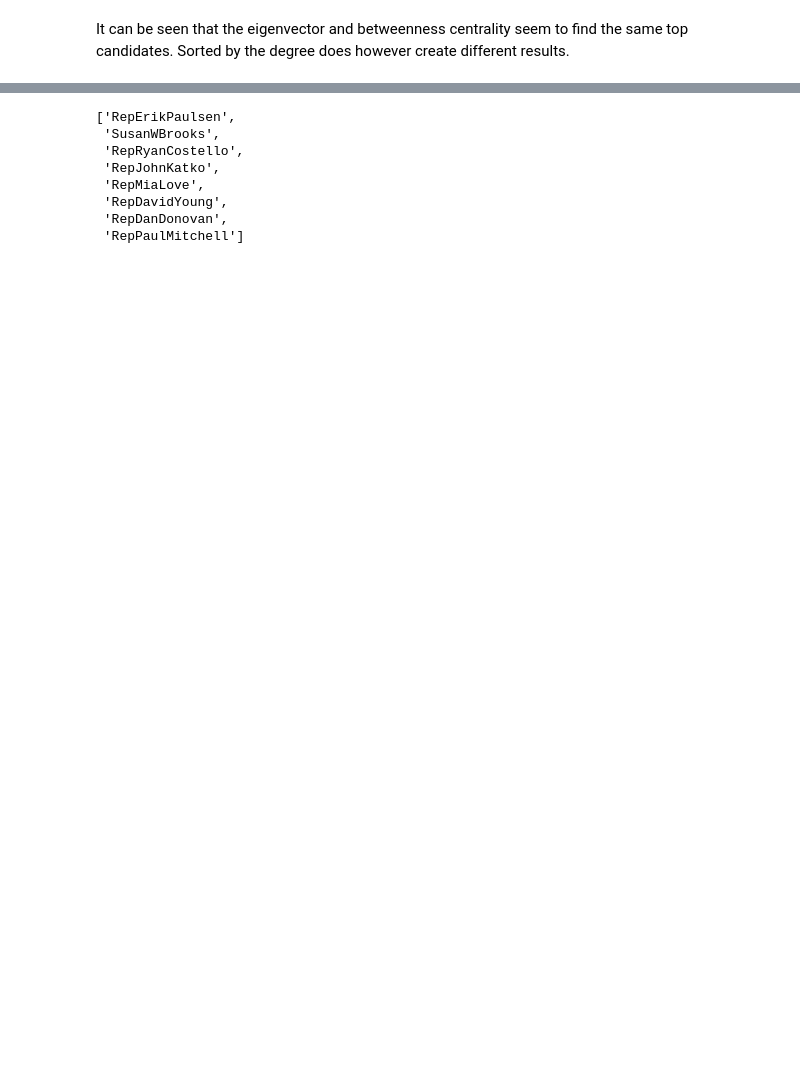
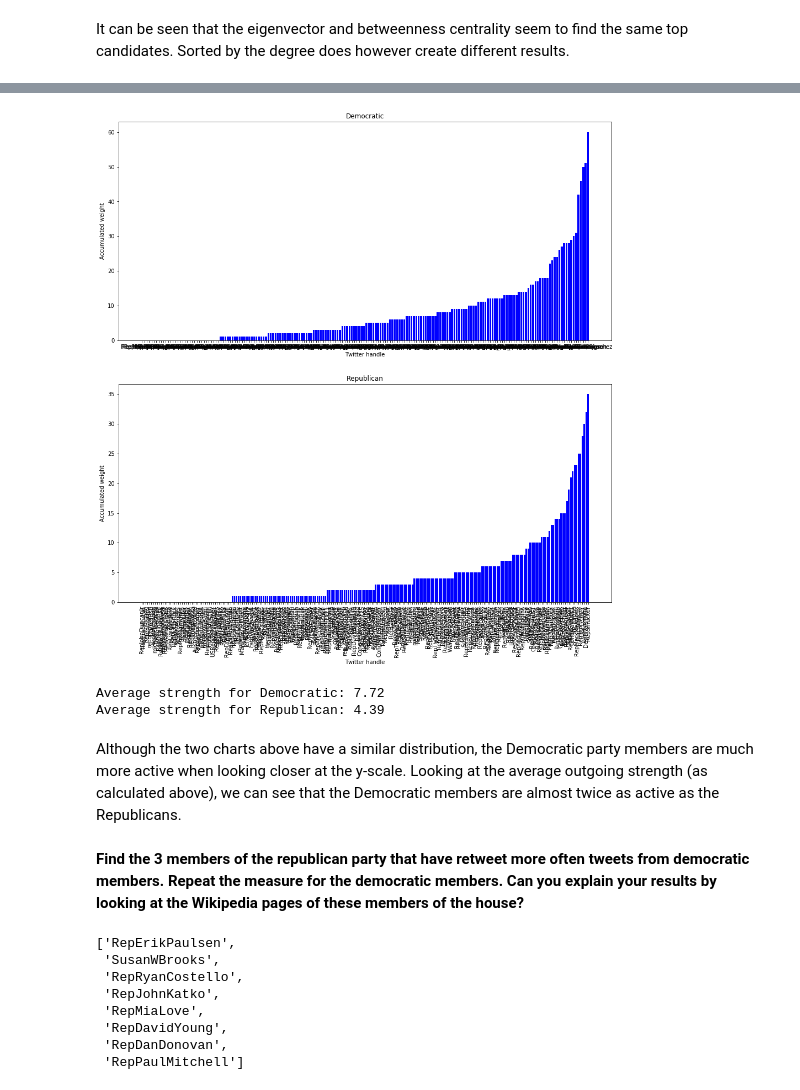
Before and after one commit to OliverFlecke/02805-Social-Graphs-and-Interactions, a Jupyter notebook: week08/Twitter.ipynb, the cells around one changed output, grey strips where cells are left out. Cells and saved outputs as stored; diff of their text form; code cells hidden in the pictures; blank space fills up the shorter version.

```diff
--- a/week08/Twitter.ipynb
+++ b/week08/Twitter.ipynb
@@ -86,12 +106,12 @@ Very interestingly the democratic politicians seem to be weight much larger by t
 # %%
 democratic_nodes = [x for x in G.nodes() if G.node[x]['Party'] == 'Democratic']
 republican_nodes = [x for x in G.nodes() if G.node[x]['Party'] == 'Republican']
-for nodes in [democratic_nodes, republican_nodes]:
-    print('Top five ' + party + ' by degree: ' +
-        ', '.join(sorted(nodes, key=lambda node: G.degree(node))[:5]))
-    print('Top five ' + party + ' by eigenvector centrality: ' +
-        ', '.join(sorted(nodes, key=lambda node: eigenvector_nodes[node])[:5]))
-    print('Top five ' + party + ' by betweenness: ' +
-        ', '.join(sorted(nodes, key=lambda node: betweenness_nodes[node])[:5]))
+for nodes, party in [(democratic_nodes, 'democratic'), (republican_nodes, 'republican')]:
+    print('Top three ' + party + ' by degree:                 ' +
+        ', '.join(sorted(nodes, key=lambda node: G.degree(node), reverse=True)[:3]))
+    print('Top three ' + party + ' by eigenvector centrality: ' +
+        ', '.join(sorted(nodes, key=lambda node: eigenvector_nodes[node])[:3]))
+    print('Top three ' + party + ' by betweenness:            ' +
+        ', '.join(sorted(nodes, key=lambda node: betweenness_nodes[node])[:3]))
     print()
 # %% [output]
@@ -121,3 +155,28 @@ In the chart above, it can be seen that members from the Democratic party are re
+# %%
+fig, ax = plt.subplots(2, 1, figsize=(16, 16))
+plt.xticks(rotation=90)
+for index, (party, values) in enumerate(outgoing_strength.items()):
+    xs, ys = zip(*values)
+    ax[index].bar(xs, ys, width=0.80, color='b')
+    ax[index].set_title(party)
+    ax[index].set_ylabel('Accumulated weight')
+    ax[index].set_xlabel('Twitter handle')
+
+fig.show()
+# %% [output]
+[figure, added]
+# %%
+for party, values in outgoing_strength.items():
+    _, values = zip(*values)
+    print('Average strength for {0}: {1:.2f}'.format(party, sum(values) / len(values)))
+# %% [output]
+Average strength for Democratic: 7.72
+Average strength for Republican: 4.39
+# %% [markdown]
+Although the two charts above have a similar distribution, the Democratic party members are much more active when looking closer at the y-scale.
+Looking at the average outgoing strength (as calculated above), we can see that the Democratic members are almost twice as active as the Republicans.
+# %% [markdown]
+**Find the 3 members of the republican party that have retweet more often tweets from democratic members. Repeat the measure for the democratic members. Can you explain your results by looking at the Wikipedia pages of these members of the house?**
 # %%
 [x for x in republican_nodes
     if sum([G[other][x]['weight'] if other in democratic_nodes else -G[other][x]['weight']
```
Also changed, not shown: parts of 44 cells of this notebook.
